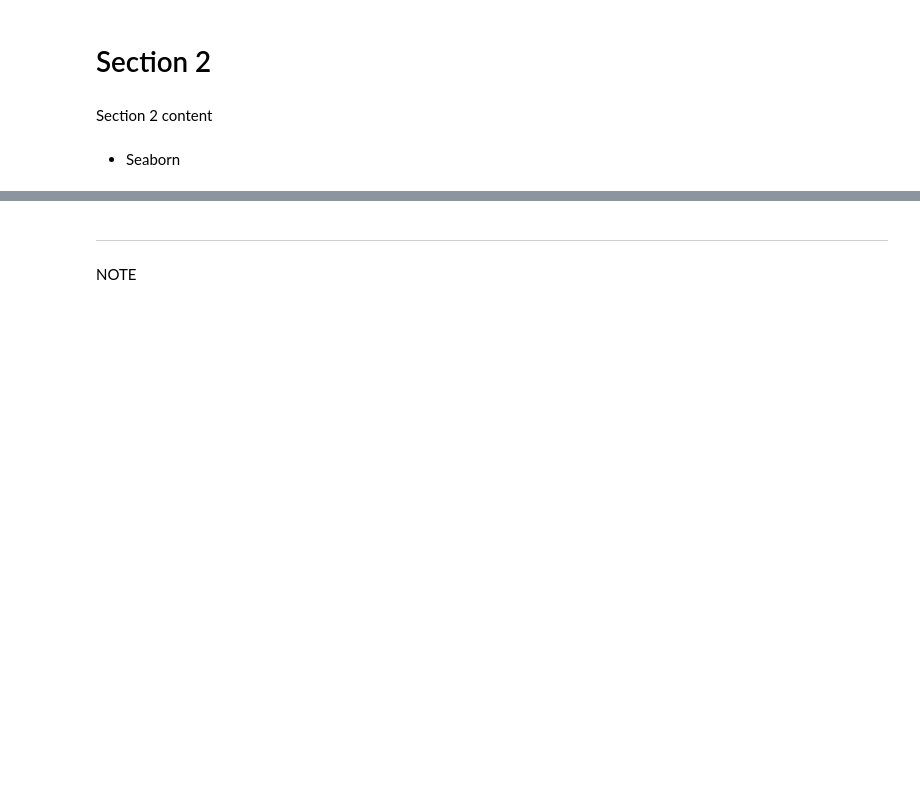
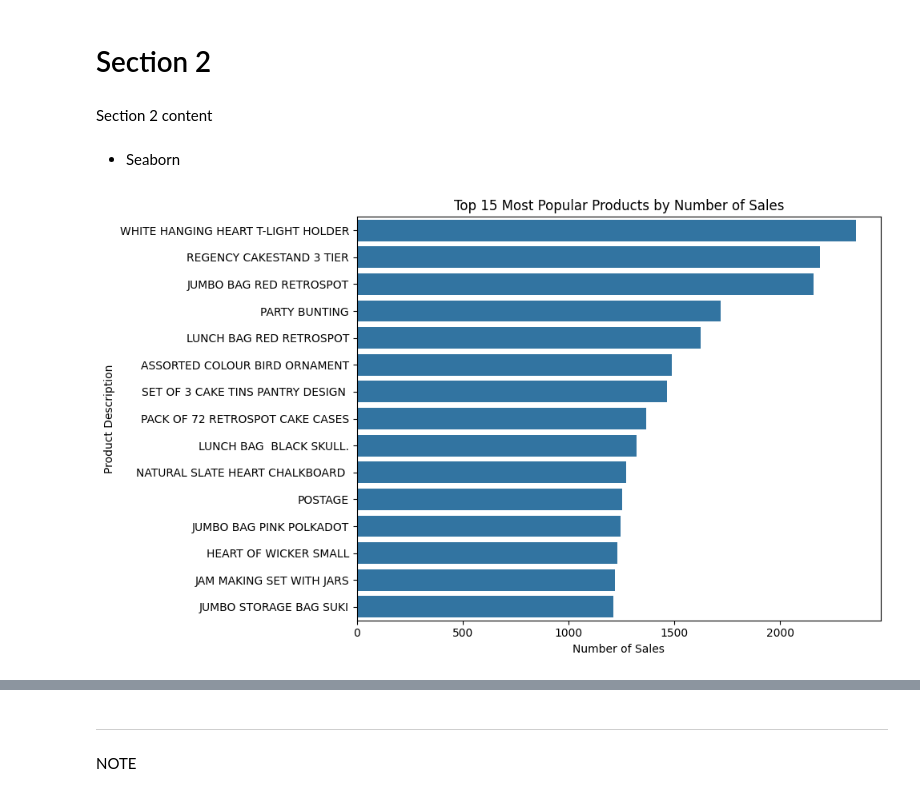
Before and after one commit to Faith-Faz/Capstone-project, a Jupyter notebook: jupyter_notebooks/DataVisual.ipynb, the cells around one changed output, grey strips where cells are left out. Cells and saved outputs as stored; diff of their text form; code cells hidden in the pictures; blank space fills up the shorter version.

```diff
--- a/jupyter_notebooks/DataVisual.ipynb
+++ b/jupyter_notebooks/DataVisual.ipynb
@@ -151,3 +151,26 @@ plt.show()
 Section 2 content
 # %% [markdown]
 * Seaborn
+# %%
+top_products = (
+    df['Description']
+    .value_counts()
+    .head(15)   # top 15 products
+    .reset_index()
+)
+top_products.columns = ['Product', 'Sales Count']
+
+plt.figure(figsize=(10, 6))
+sns.barplot(
+    data=top_products,
+    x='Sales Count',
+    y='Product'
+)
+
+plt.title('Top 15 Most Popular Products by Number of Sales')
+plt.xlabel('Number of Sales')
+plt.ylabel('Product Description')
+plt.tight_layout()
+plt.show()
+# %% [output]
+[figure, added]
```
Also changed, not shown: parts of 1 cell of this notebook, 1 other file.
